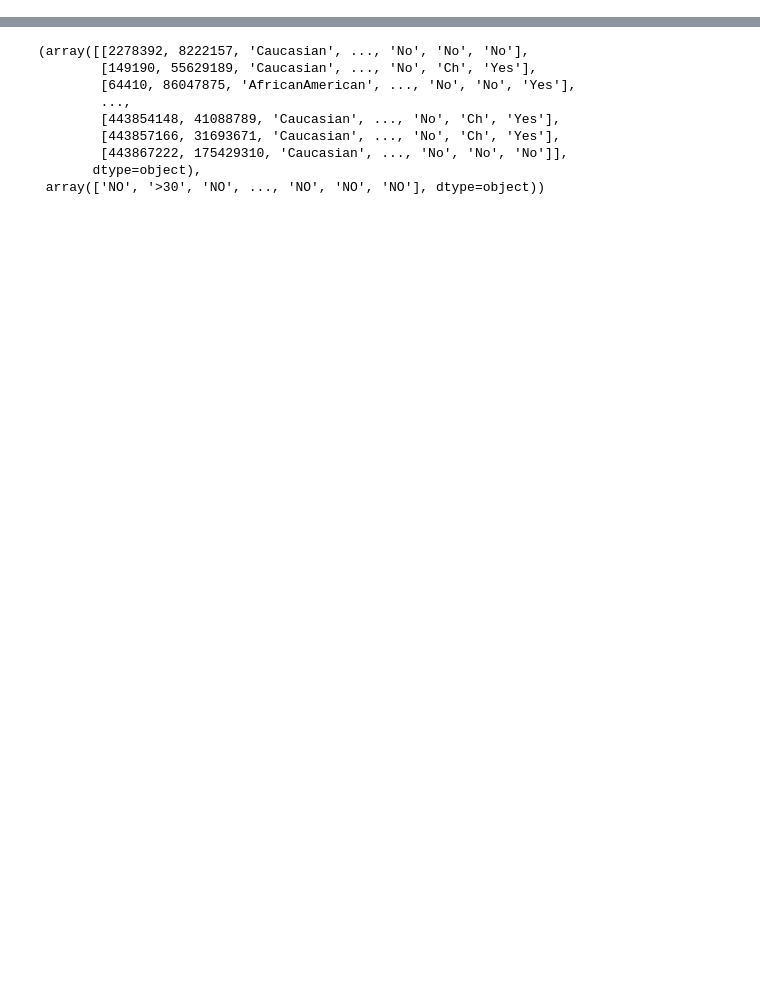
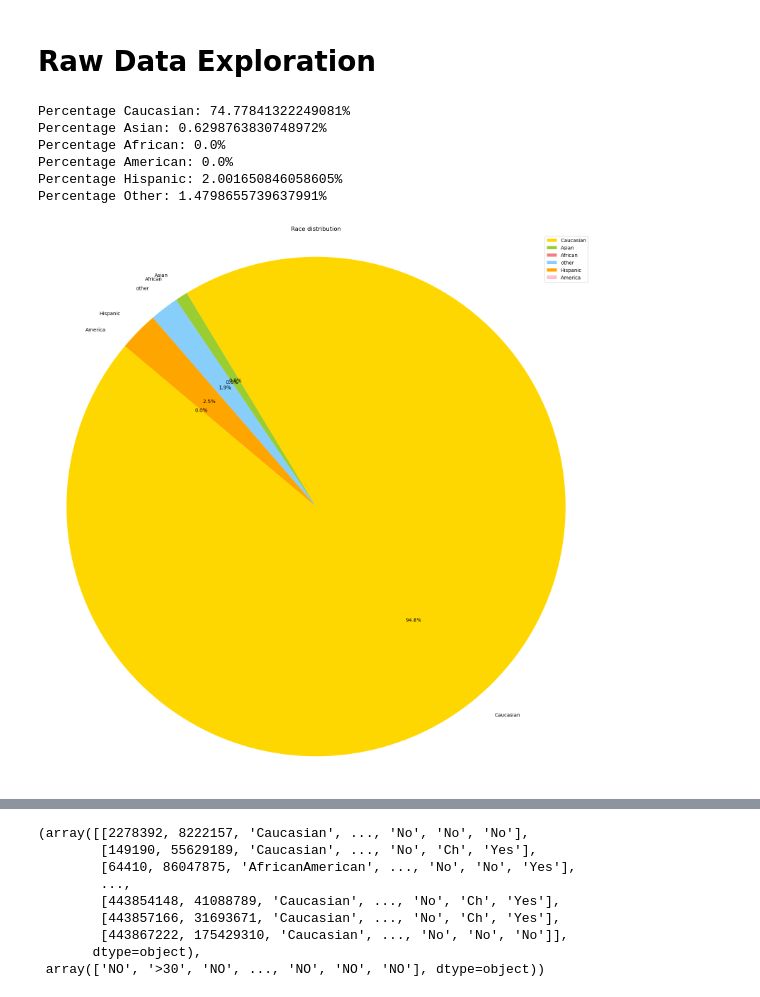
Before and after one commit to bianyiguyuan/diabetic_data_model, a Jupyter notebook: model_train.ipynb, the cells around one changed output, grey strips where cells are left out. Drawn from its saved outputs; the diff is of its cells as text; code cells hidden in the pictures; blank space fills up the shorter version.

```diff
--- a/model_train.ipynb
+++ b/model_train.ipynb
@@ -11,0 +57,2 @@ import seaborn as sns
+# %% [markdown]
+# Raw Data Exploration
@@ -11,0 +255,12 @@ import seaborn as sns
+# %%
+de = DataExploration('diabetic_data.csv')
+# %%
+de.pie_race_distribution()
+# %% [output]
+Percentage Caucasian: 74.77841322249081%
+Percentage Asian: 0.6298763830748972%
+Percentage African: 0.0%
+Percentage American: 0.0%
+Percentage Hispanic: 2.001650846058605%
+Percentage Other: 1.4798655739637991%
+[figure, added]
```
Also changed, not shown: parts of 29 cells of this notebook, 2 other files.
